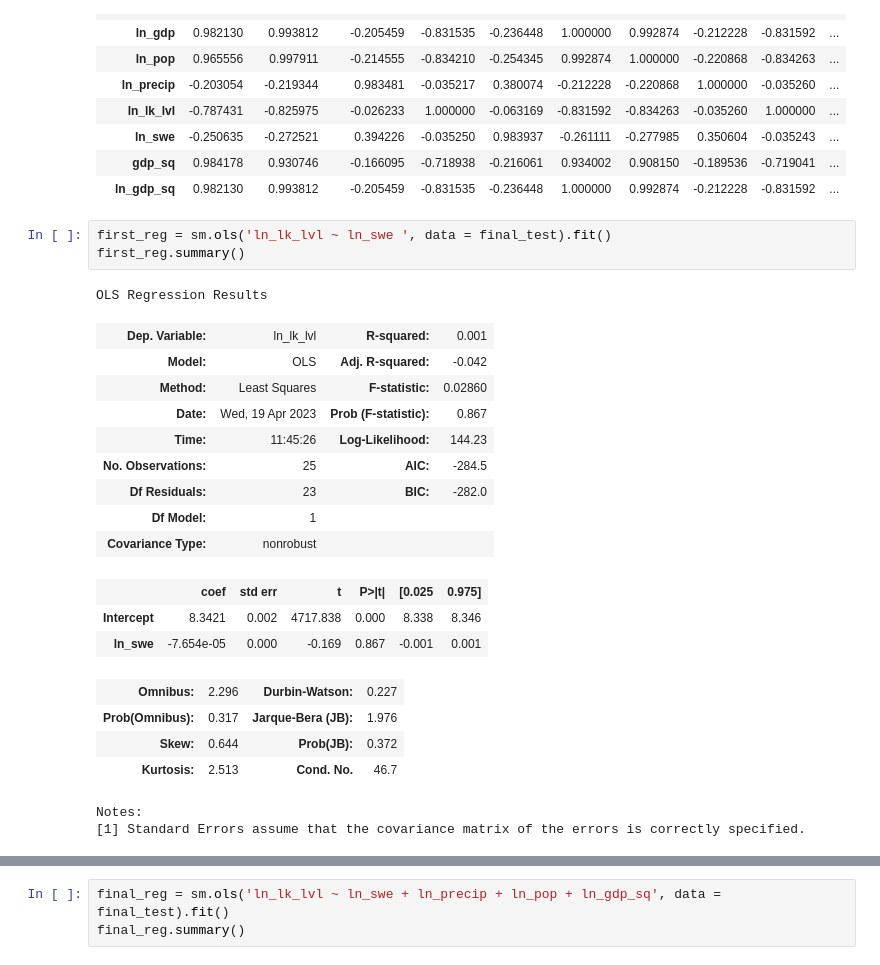
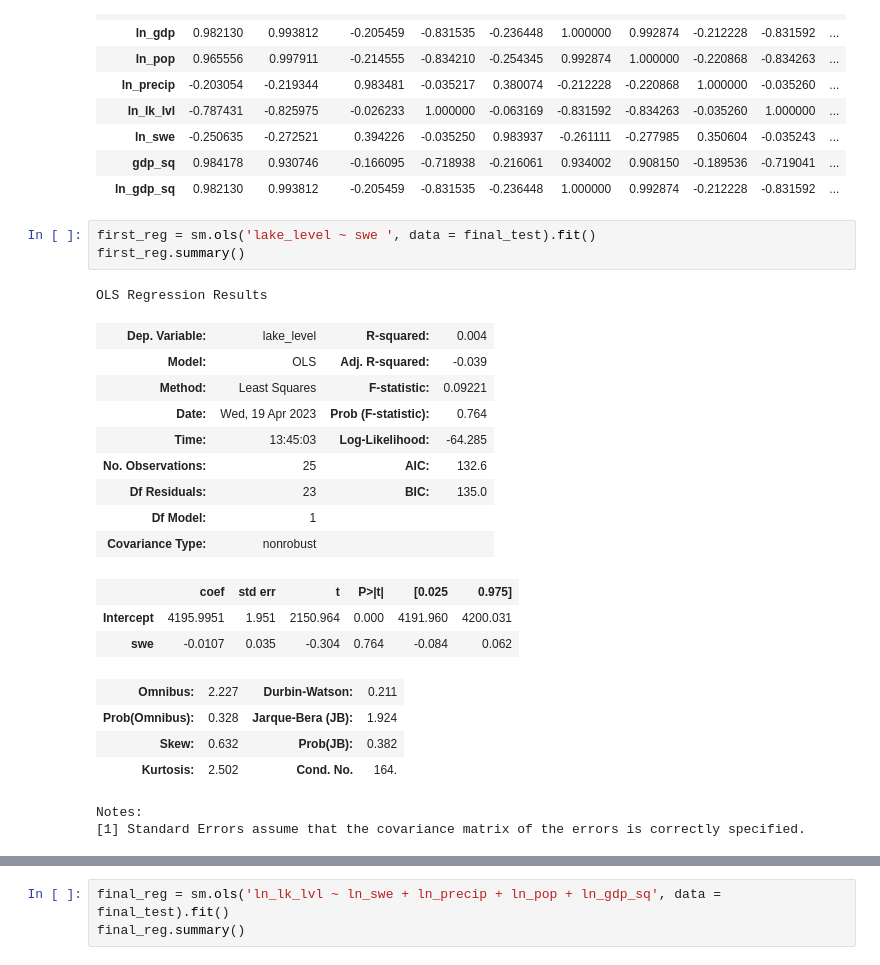
Before and after one commit to snowqueen2000/Save-The-GSL, a Jupyter notebook: jw GSL.ipynb, the cells around one changed output, grey strips where cells are left out. Drawn from its saved outputs; the diff is of its cells as text.

```diff
--- a/jw GSL.ipynb
+++ b/jw GSL.ipynb
@@ -34,26 +34,26 @@ correlation
 | gdp_sq | 0.984178 | 0.930746 | -0.166095 | -0.718938 | -0.216061 | 0.934002 | 0.908150 | -0.189536 | -0.719041 | ... |
 | ln_gdp_sq | 0.982130 | 0.993812 | -0.205459 | -0.831535 | -0.236448 | 1.000000 | 0.992874 | -0.212228 | -0.831592 | ... |
 # %%
-first_reg = sm.ols('ln_lk_lvl ~ ln_swe ', data = final_test).fit()
+first_reg = sm.ols('lake_level ~ swe ', data = final_test).fit()
 first_reg.summary()
 # %% [output]
 OLS Regression Results
-| Dep. Variable: | ln_lk_lvl | R-squared: | 0.001 |
-| Model: | OLS | Adj. R-squared: | -0.042 |
-| Method: | Least Squares | F-statistic: | 0.02860 |
-| Date: | Wed, 19 Apr 2023 | Prob (F-statistic): | 0.867 |
-| Time: | 11:45:26 | Log-Likelihood: | 144.23 |
-| No. Observations: | 25 | AIC: | -284.5 |
-| Df Residuals: | 23 | BIC: | -282.0 |
+| Dep. Variable: | lake_level | R-squared: | 0.004 |
+| Model: | OLS | Adj. R-squared: | -0.039 |
+| Method: | Least Squares | F-statistic: | 0.09221 |
+| Date: | Wed, 19 Apr 2023 | Prob (F-statistic): | 0.764 |
+| Time: | 13:45:03 | Log-Likelihood: | -64.285 |
+| No. Observations: | 25 | AIC: | 132.6 |
+| Df Residuals: | 23 | BIC: | 135.0 |
 | Df Model: | 1 |  |  |
 | Covariance Type: | nonrobust |  |  |
 |  | coef | std err | t | P>|t| | [0.025 | 0.975] |
-| Intercept | 8.3421 | 0.002 | 4717.838 | 0.000 | 8.338 | 8.346 |
-| ln_swe | -7.654e-05 | 0.000 | -0.169 | 0.867 | -0.001 | 0.001 |
+| Intercept | 4195.9951 | 1.951 | 2150.964 | 0.000 | 4191.960 | 4200.031 |
+| swe | -0.0107 | 0.035 | -0.304 | 0.764 | -0.084 | 0.062 |
-| Omnibus: | 2.296 | Durbin-Watson: | 0.227 |
-| Prob(Omnibus): | 0.317 | Jarque-Bera (JB): | 1.976 |
-| Skew: | 0.644 | Prob(JB): | 0.372 |
-| Kurtosis: | 2.513 | Cond. No. | 46.7 |
+| Omnibus: | 2.227 | Durbin-Watson: | 0.211 |
+| Prob(Omnibus): | 0.328 | Jarque-Bera (JB): | 1.924 |
+| Skew: | 0.632 | Prob(JB): | 0.382 |
+| Kurtosis: | 2.502 | Cond. No. | 164. |
 Notes:
 [1] Standard Errors assume that the covariance matrix of the errors is correctly specified.
 # %%
```
Also changed, not shown: parts of 2 cells of this notebook.
